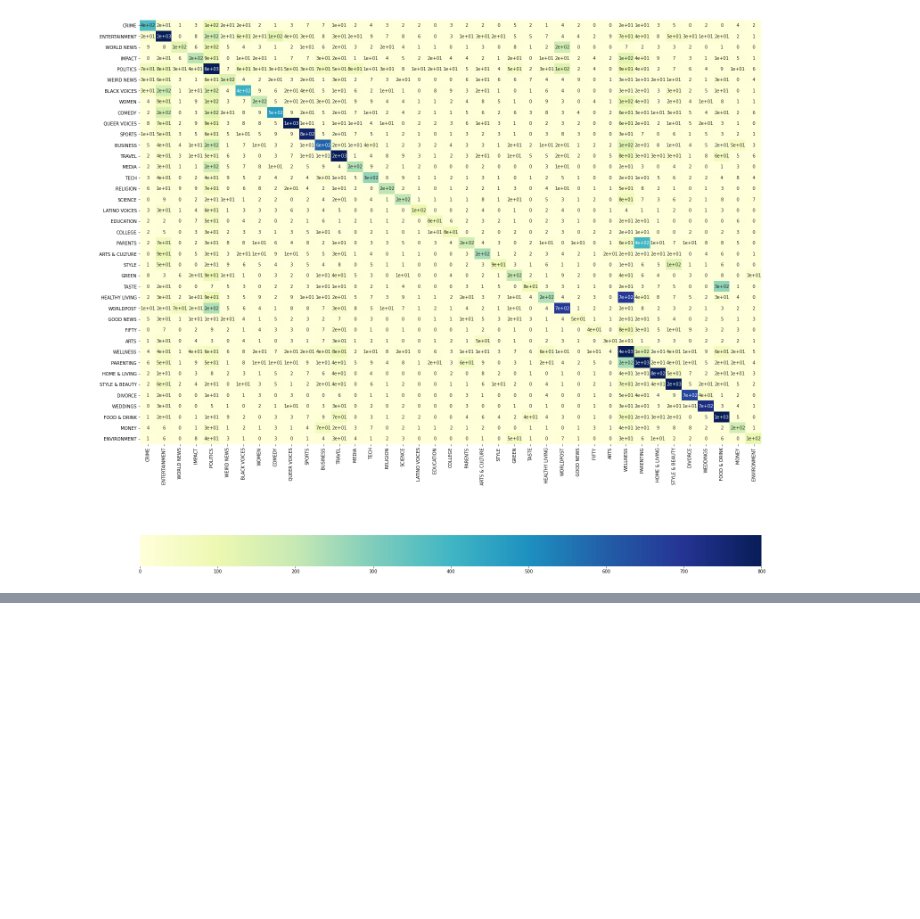
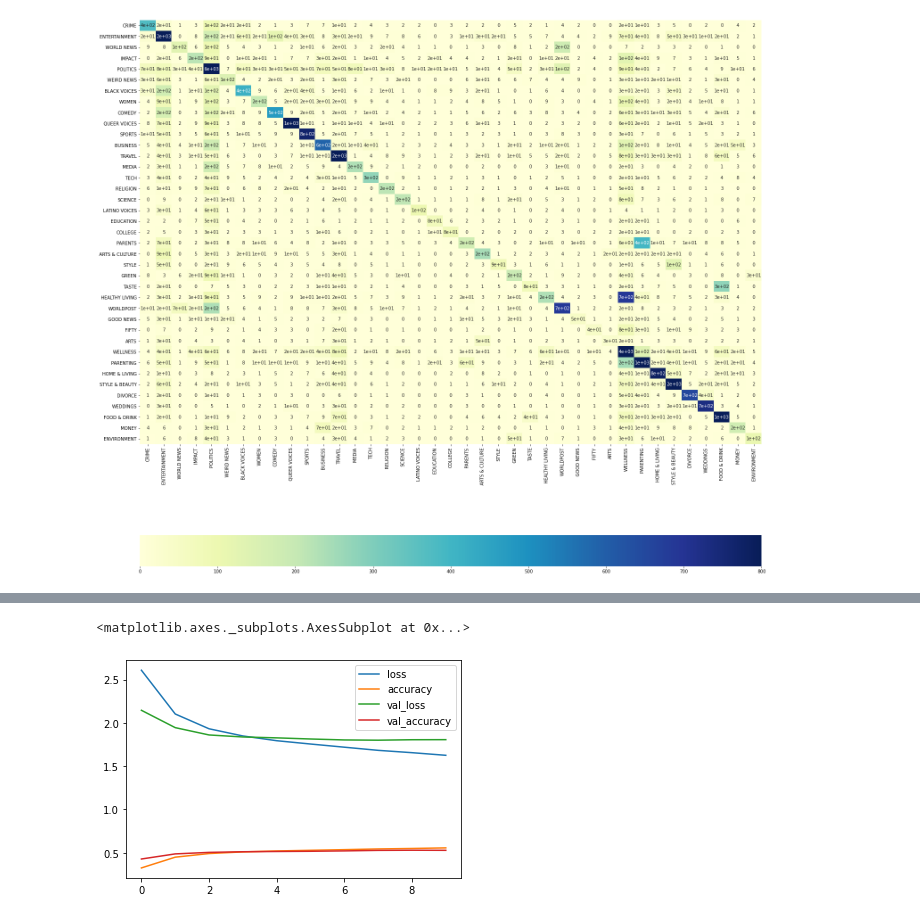
Before and after one commit to beatrizfagundes/news-category-kaggle, a Jupyter notebook: News_Category_classification.ipynb, the cells around one changed output, grey strips where cells are left out. Drawn from its saved outputs; the diff is of its cells as text; code cells hidden in the pictures; blank space fills up the shorter version.

Commit message:
Implement a model using Tensorflow

```diff
--- a/News_Category_classification.ipynb
+++ b/News_Category_classification.ipynb
@@ -917,0 +970,14 @@ classify(LinearSVC(), X_train_all, X_test_all)
+# %%
+# The embedding layer will build the word vectors
+embedding_dim=16
+n_classes = 39
+
+model = Sequential([
+  Embedding(vocab_size, embedding_dim),
+  GlobalAveragePooling1D(),
+  Dense(64, activation='relu'),
+  Dropout(0.5),
+  Dense(n_classes, activation='softmax')
+])
+
+model.summary()
@@ -917,0 +1003,14 @@ classify(LinearSVC(), X_train_all, X_test_all)
+# %%
+# Fit model to the training data and use validation data to early stop the training
+model.compile(optimizer='adam',
+              loss=['sparse_categorical_crossentropy'],
+              metrics=['accuracy']
+)
+
+early_stop = EarlyStopping(monitor='val_loss', mode='min', verbose=1, patience=3)
+
+model.fit(train_batches, epochs=10, validation_data=val_batches, validation_steps=None, callbacks=[early_stop])
+
+model_loss = pd.DataFrame(model.history.history)
+model_loss.plot()
+# %% [output]
@@ -917,0 +1037,2 @@ classify(LinearSVC(), X_train_all, X_test_all)
+<matplotlib.axes._subplots.AxesSubplot at 0x...>
+[figure, added]
```
Also changed, not shown: parts of 10 cells of this notebook.
